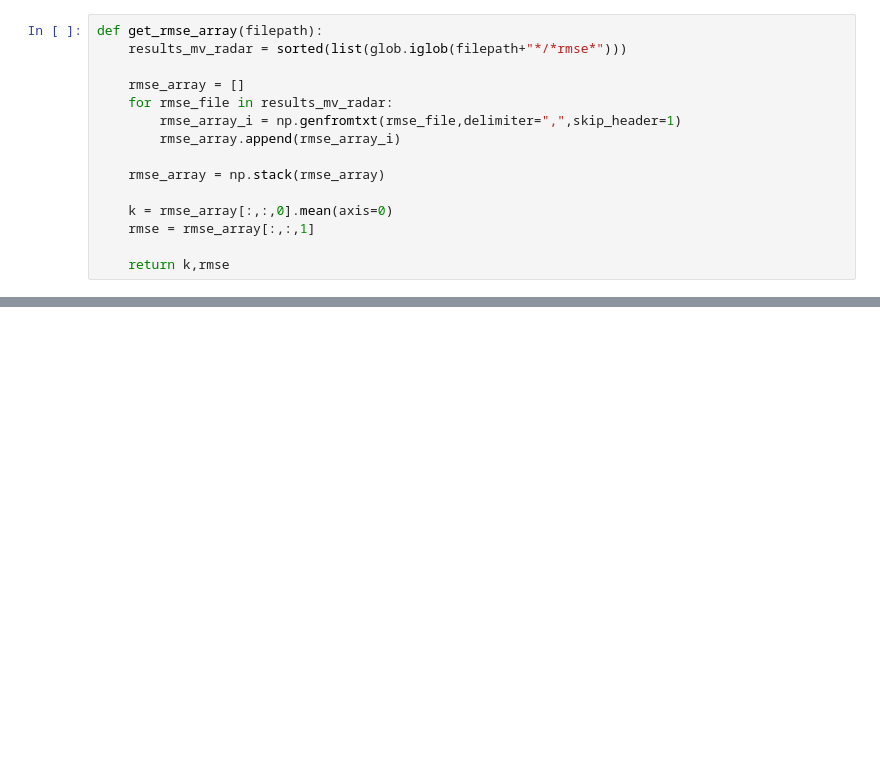
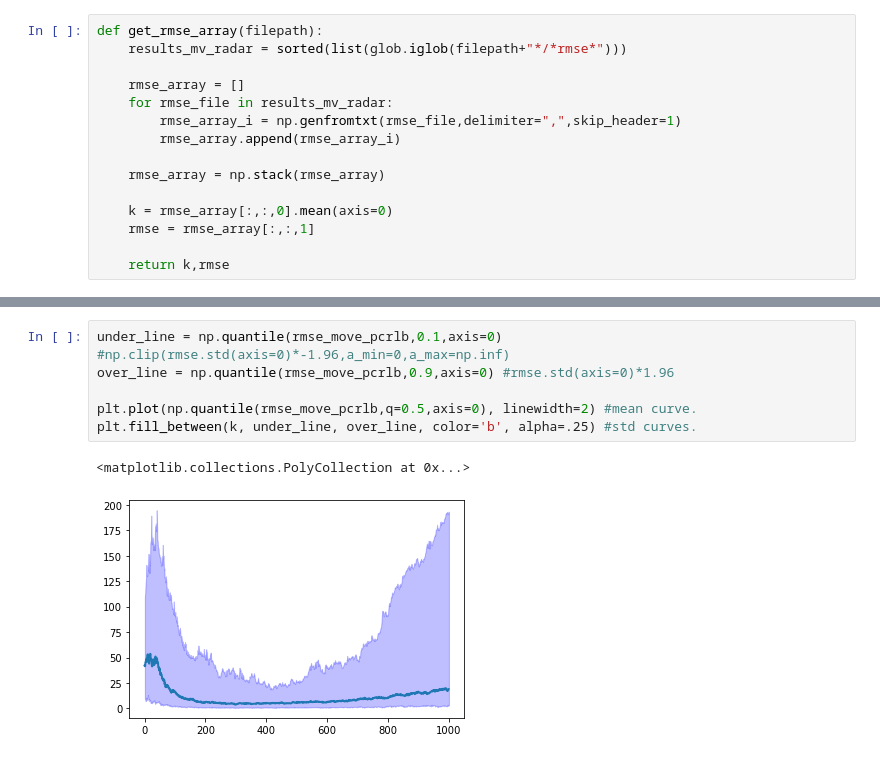
Before and after one commit to mlpotter/OptimalTrackingAndControl, a Jupyter notebook: src_range_publish/visualize_results.ipynb, the cells around one changed output, grey strips where cells are left out. Saved outputs shown, nothing was run; the diff lists cells and outputs as text; blank space fills up the shorter version.

```diff
--- a/src_range_publish/visualize_results.ipynb
+++ b/src_range_publish/visualize_results.ipynb
@@ -47,0 +54,9 @@ plt.fill_between(k, under_line, over_line, color='b', alpha=.1) #std curves.
+# %%
+under_line = np.quantile(rmse_move_pcrlb,0.1,axis=0) #np.clip(rmse.std(axis=0)*-1.96,a_min=0,a_max=np.inf)
+over_line = np.quantile(rmse_move_pcrlb,0.9,axis=0) #rmse.std(axis=0)*1.96
+
+plt.plot(np.quantile(rmse_move_pcrlb,q=0.5,axis=0), linewidth=2) #mean curve.
+plt.fill_between(k, under_line, over_line, color='b', alpha=.25) #std curves.
+# %% [output]
+<matplotlib.collections.PolyCollection at 0x...>
+[figure, added]
```
Also changed, not shown: parts of 8 cells of this notebook, 5 other files.
